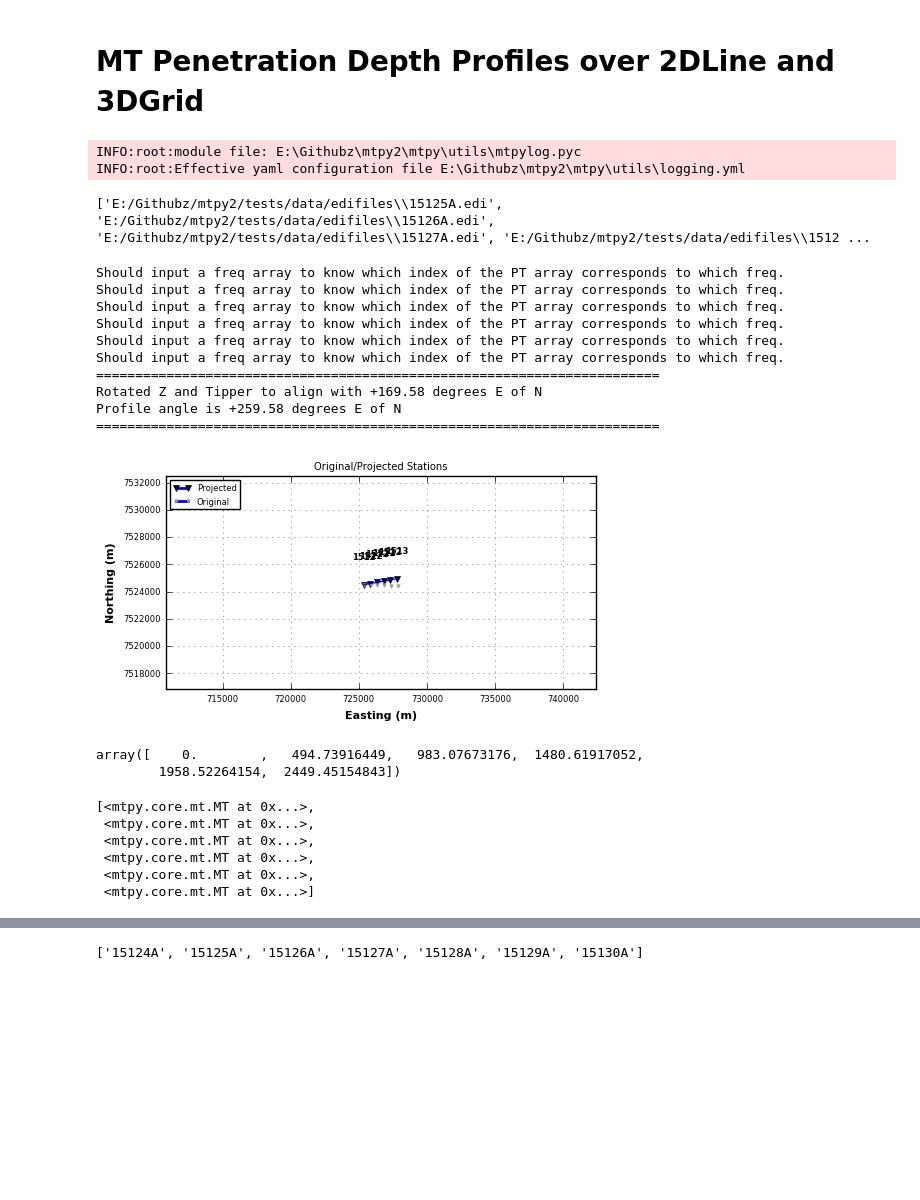
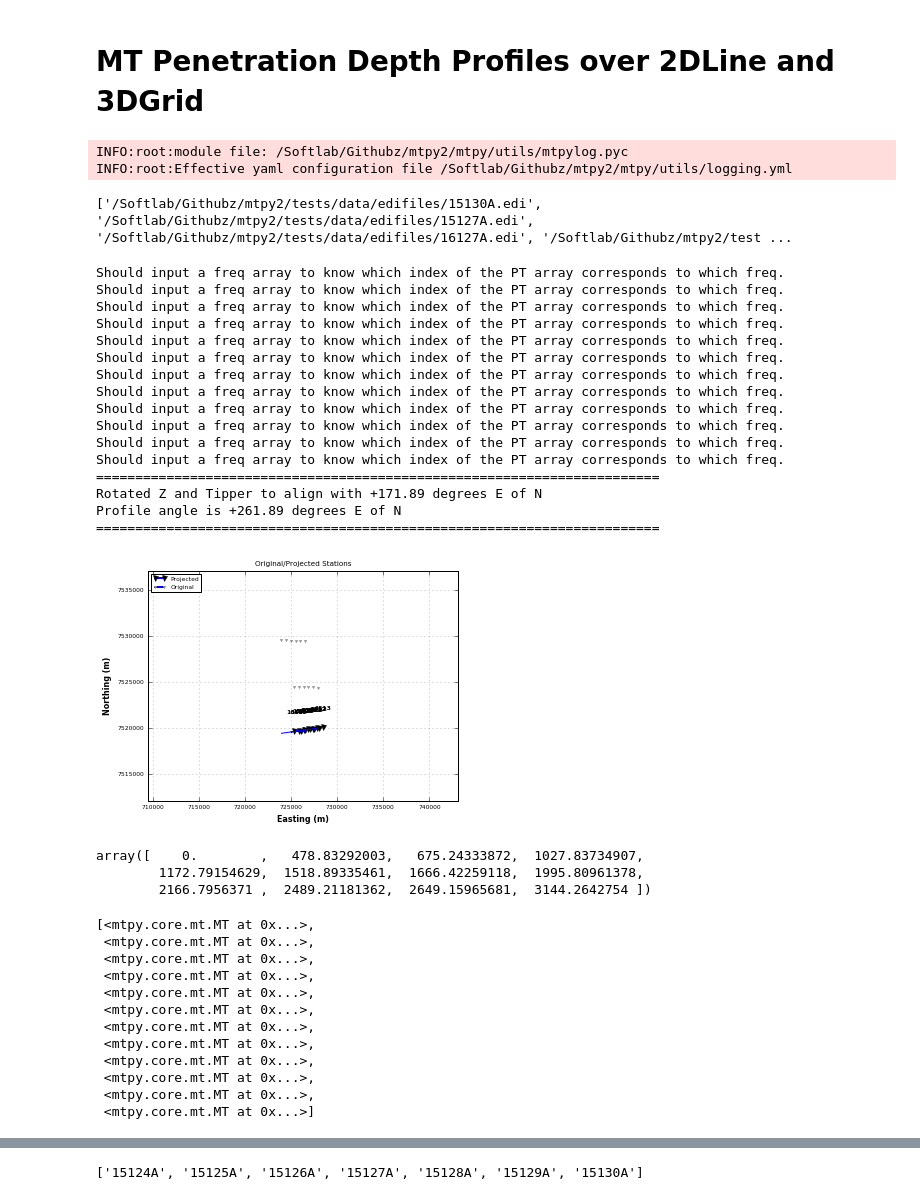
Before and after one commit to MTgeophysics/mtpy, a Jupyter notebook: examples/notebooks/MT_Penetration_Depth_Profiles.ipynb, the cells around one changed output, grey strips where cells are left out. Saved outputs shown, nothing was run; the diff lists cells and outputs as text; code cells hidden in the pictures; blank space fills up the shorter version.

```diff
--- a/examples/notebooks/MT_Penetration_Depth_Profiles.ipynb
+++ b/examples/notebooks/MT_Penetration_Depth_Profiles.ipynb
@@ -15,47 +15,59 @@ import matplotlib as mpl
 mpl.rcParams['lines.linewidth'] = 2
 # mpl.rcParams['lines.color'] = 'r'
 
-mpl.rcParams['figure.figsize']=[30,10]
+mpl.rcParams['figure.figsize']=[20,10]
 
 import mtpy.core.mt as mt
 import mtpy.modeling.occam2d_rewrite as occam2d_new
 # %% [output]
-INFO:root:module file: E:\Githubz\mtpy2\mtpy\utils\mtpylog.pyc
-INFO:root:Effective yaml configuration file E:\Githubz\mtpy2\mtpy\utils\logging.yml
+INFO:root:module file: /Softlab/Githubz/mtpy2/mtpy/utils/mtpylog.pyc
+INFO:root:Effective yaml configuration file /Softlab/Githubz/mtpy2/mtpy/utils/logging.yml
 # %%
-edi_dir="E:/Githubz/mtpy2/tests/data/edifiles/"
-#edi_dir=r"E:\Githubz\mtpy2\examples\data/edi2"
+# edi_dir="E:/Githubz/mtpy2/tests/data/edifiles/"
+
+edi_dir="/Softlab/Githubz/mtpy2/tests/data/edifiles/"
+
+#edi_dir="/Softlab/Githubz/mtpy2/examples/data/edi2"  #edi_files/"
 
 edifiles = glob.glob(os.path.join(edi_dir, '*.edi'))
 
 print (edifiles)
 # %% [output]
-['E:/Githubz/mtpy2/tests/data/edifiles\\15125A.edi', 'E:/Githubz/mtpy2/tests/data/edifiles\\15126A.edi', 'E:/Githubz/mtpy2/tests/data/edifiles\\15127A.edi', 'E:/Githubz/mtpy2/tests/data/edifiles\\1512 ...
+['/Softlab/Githubz/mtpy2/tests/data/edifiles/15130A.edi', '/Softlab/Githubz/mtpy2/tests/data/edifiles/15127A.edi', '/Softlab/Githubz/mtpy2/tests/data/edifiles/16127A.edi', '/Softlab/Githubz/mtpy2/test ...
 # %%
-stations = ['151{0:02}A'.format(s) for s in range(24, 31)]
-pr = occam2d_new.Profile(edi_path=edi_dir, station_list=stations)
+# stations = ['151{0:02}A'.format(s) for s in range(24, 31)]
+# pr = occam2d_new.Profile(edi_path=edi_dir, station_list=stations)
+
+pr = occam2d_new.Profile(edi_path=edi_dir)
 pr.generate_profile()
 # set station labels to only be from 1st to 4th index
 # of station name
 
 pr.plot_profile(station_id=[0,4])
 # %% [output]
+Should input a freq array to know which index of the PT array corresponds to which freq.
+Should input a freq array to know which index of the PT array corresponds to which freq.
+Should input a freq array to know which index of the PT array corresponds to which freq.
+Should input a freq array to know which index of the PT array corresponds to which freq.
+Should input a freq array to know which index of the PT array corresponds to which freq.
+Should input a freq array to know which index of the PT array corresponds to which freq.
 Should input a freq array to know which index of the PT array corresponds to which freq.
 Should input a freq array to know which index of the PT array corresponds to which freq.
 Should input a freq array to know which index of the PT array corresponds to which freq.
 Should input a freq array to know which index of the PT array corresponds to which freq.
 Should input a freq array to know which index of the PT array corresponds to which freq.
 Should input a freq array to know which index of the PT array corresponds to which freq.
 ========================================================================
-Rotated Z and Tipper to align with +169.58 degrees E of N
-Profile angle is +259.58 degrees E of N
+Rotated Z and Tipper to align with +171.89 degrees E of N
+Profile angle is +261.89 degrees E of N
 ========================================================================
-[figure, old version]
+[figure, new version]
 # %%
  pr.station_locations
 # %% [output]
-array([    0.        ,   494.73916449,   983.07673176,  1480.61917052,
-        1958.52264154,  2449.45154843])
+array([    0.        ,   478.83292003,   675.24333872,  1027.83734907,
+        1172.79154629,  1518.89335461,  1666.42259118,  1995.80961378,
+        2166.7956371 ,  2489.21181362,  2649.15965681,  3144.2642754 ])
 # %%
 pr.edi_list
 # %% [output]
@@ -64,4 +76,10 @@ pr.edi_list
  <mtpy.core.mt.MT at 0x...>,
  <mtpy.core.mt.MT at 0x...>,
  <mtpy.core.mt.MT at 0x...>,
+ <mtpy.core.mt.MT at 0x...>,
+ <mtpy.core.mt.MT at 0x...>,
+ <mtpy.core.mt.MT at 0x...>,
+ <mtpy.core.mt.MT at 0x...>,
+ <mtpy.core.mt.MT at 0x...>,
+ <mtpy.core.mt.MT at 0x...>,
  <mtpy.core.mt.MT at 0x...>]
```
Also changed, not shown: parts of 22 cells of this notebook.
